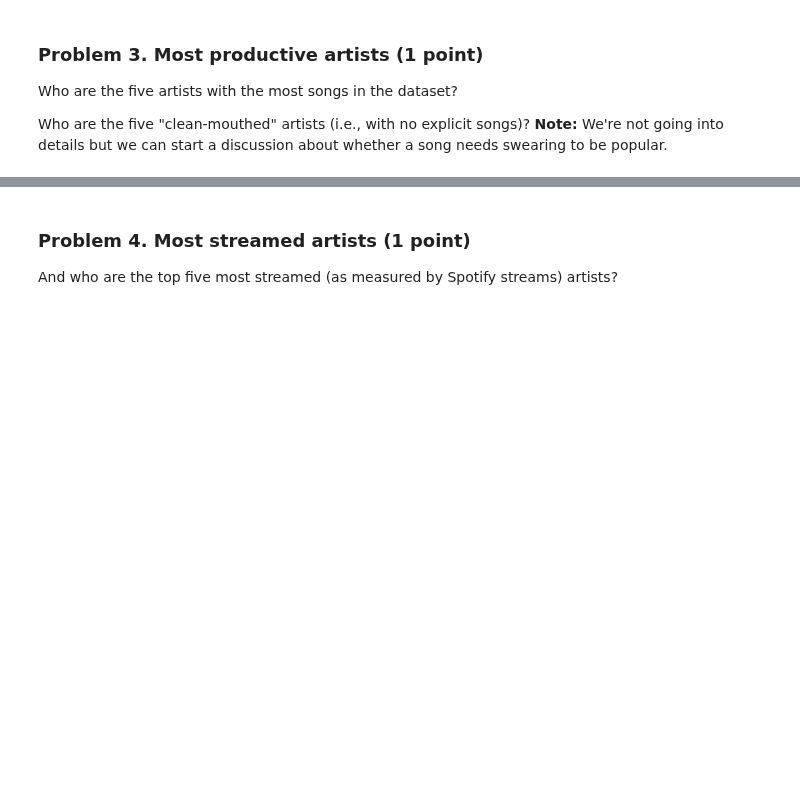
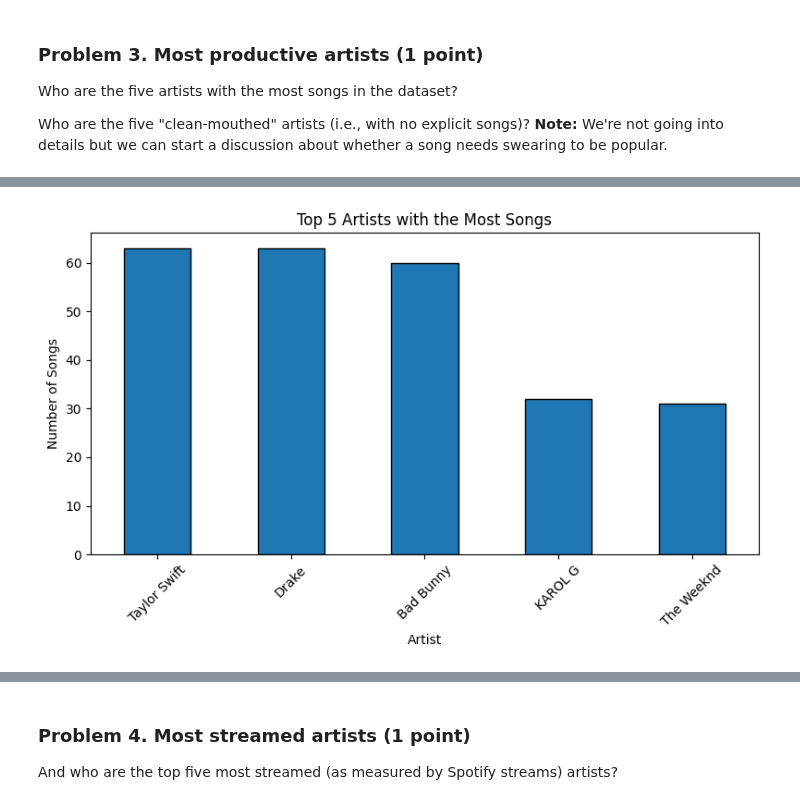
Before and after one commit to stilyan122/AI-and-Machine-Learning, a Jupyter notebook: Data Science/Data Visualization. Exploratory Data Analysis/Data Visualization and EDA Lab.ipynb, the cells around one changed output, grey strips where cells are left out. Cells and saved outputs as stored; diff of their text form; code cells hidden in the pictures; blank space fills up the shorter version.

Commit message:
Finished Data Visualization and EDA - Exercise - exercises 2, 3, 4 and 5.

```diff
--- a/Data Science/Data Visualization. Exploratory Data Analysis/Data Visualization and EDA Lab.ipynb
+++ b/Data Science/Data Visualization. Exploratory Data Analysis/Data Visualization and EDA Lab.ipynb
@@ -15,0 +54,2 @@ Ensure all data has been read correctly; check the data types. Give the columns
+# %%
+spotify_data.columns = spotify_data.columns.to_series().apply(clean_column_name)
@@ -15,0 +84,2 @@ Ensure all data has been read correctly; check the data types. Give the columns
+# %%
+spotify_data = spotify_data.drop(columns=['tidal_popularity'])
@@ -15,0 +124,2 @@ Ensure all data has been read correctly; check the data types. Give the columns
+# %%
+spotify_data.release_date = pd.to_datetime(spotify_data.release_date)
@@ -18,3 +521,6 @@ Ensure all data has been read correctly; check the data types. Give the columns
 Who are the five artists with the most songs in the dataset?
 
 Who are the five "clean-mouthed" artists (i.e., with no explicit songs)? **Note:** We're not going into details but we can start a discussion about whether a song needs swearing to be popular.
+# %%
+top_artists = spotify_data.artist.value_counts().head(5)
+top_artists
@@ -20,0 +535,11 @@ Who are the five "clean-mouthed" artists (i.e., with no explicit songs)? **Note:
+# %%
+plt.figure(figsize=(8, 5))
+top_artists.plot(kind='bar', edgecolor='black')
+plt.title('Top 5 Artists with the Most Songs')
+plt.xlabel('Artist')
+plt.ylabel('Number of Songs')
+plt.xticks(rotation=45)
+plt.tight_layout()
+plt.show()
+# %% [output]
+[figure, added]
```
Also changed, not shown: parts of 48 cells of this notebook.
